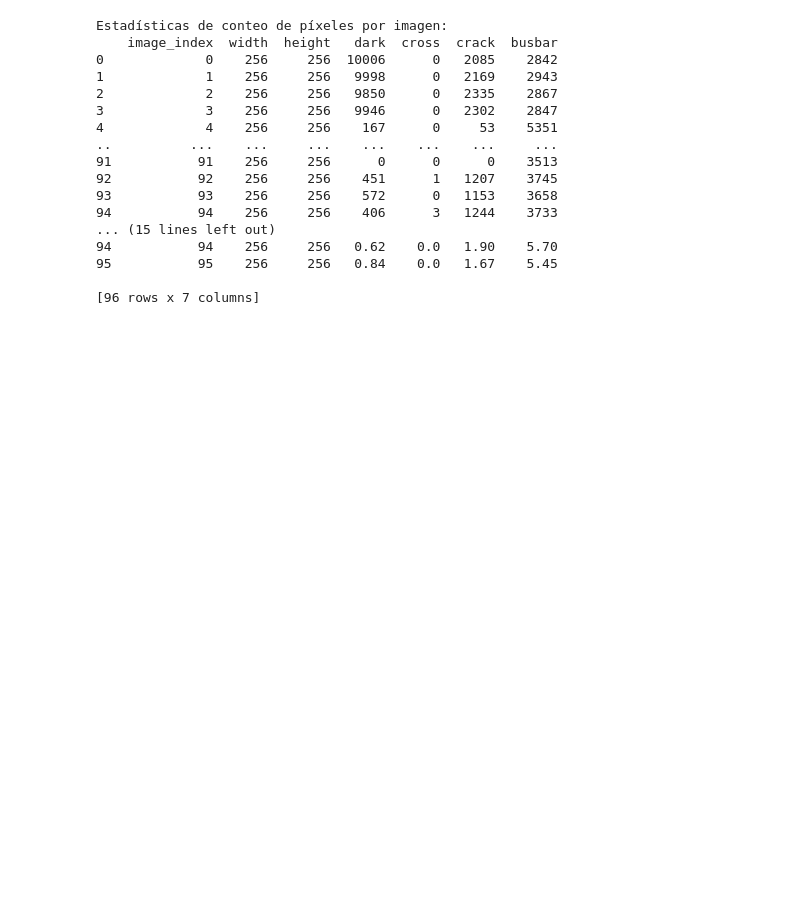
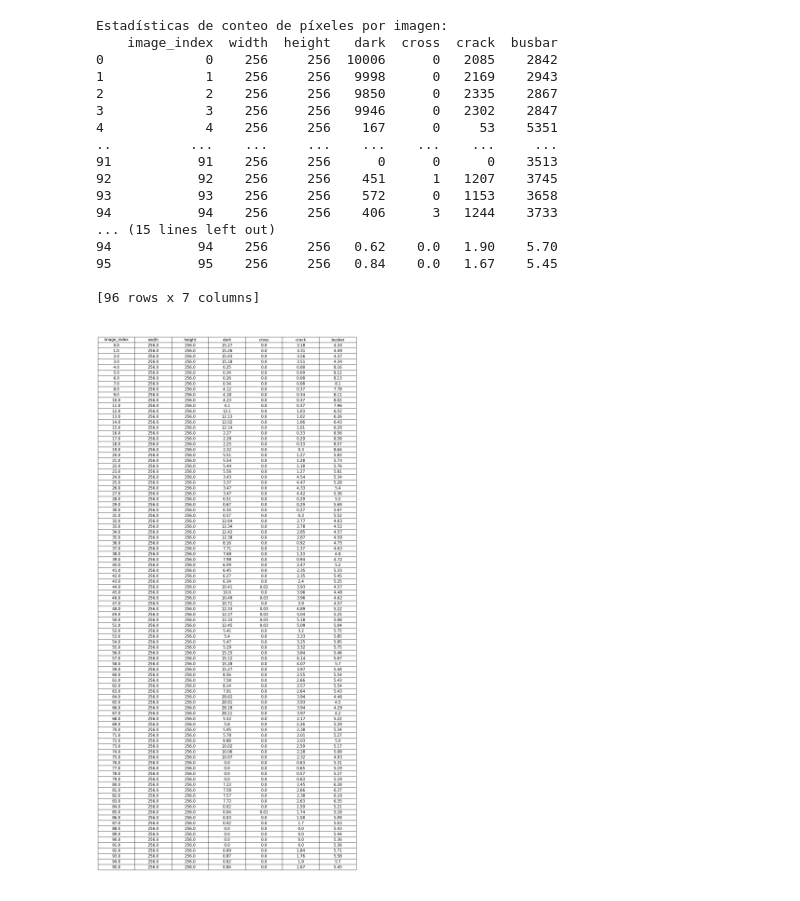
Before and after one commit to Franklingo13/PVDefectDetect, a Jupyter notebook: TestsPV-vision/EvaluacionModelo.ipynb, the cells around one changed output. Cells and saved outputs as stored; diff of their text form; code cells hidden in the pictures; blank space fills up the shorter version.

```diff
--- a/TestsPV-vision/EvaluacionModelo.ipynb
+++ b/TestsPV-vision/EvaluacionModelo.ipynb
@@ -829,24 +831,31 @@ Estadísticas de conteo de píxeles por imagen:
 
 [96 rows x 7 columns]
 # %%
-def display_table(df, title):
+def display_table(df, title, save_path=None):
     """
-    Muestra una tabla en pantalla usando matplotlib.
+    Muestra una tabla en pantalla usando matplotlib y opcionalmente la guarda como imagen.
 
     Args:
         df (pd.DataFrame): DataFrame con las estadísticas a mostrar.
         title (str): Título de la tabla.
+        save_path (str, optional): Ruta del archivo donde se guardará la imagen. Si es None, solo muestra la tabla.
     """
-    fig, ax = plt.subplots(figsize=(12, len(df) * 0.4 + 1))  # Ajustar el tamaño de la figura según la cantidad de filas
+    fig, ax = plt.subplots(figsize=(14, len(df) * 0.4 + 1))  # Ajustar el tamaño de la figura según la cantidad de filas
     ax.axis('tight')
     ax.axis('off')
     table = ax.table(cellText=df.values, colLabels=df.columns, cellLoc='center', loc='center')
     table.auto_set_font_size(False)
-    table.set_fontsize(10)
-    table.scale(1.2, 1.2)  # Ajusta la escala de la tabla
-    ax.set_title(title, fontsize=14, fontweight='bold')
-    plt.show()
+    table.set_fontsize(15)
+    table.scale(1.3, 1.8)  # Ajusta la escala de la tabla
+    #ax.set_title(title, fontsize=18, fontweight='bold')
+
+    if save_path:
+        plt.savefig(save_path)
+    else:
+        plt.show()
 
 # Visualizar las tablas
-display_table(image_statistics, "Estadísticas de Conteo de Píxeles por Imagen")
+#display_table(image_statistics, "Estadísticas de Conteo de Píxeles por Imagen")
 display_table(area_statistics, "Estadísticas de Porcentaje de Área por Imagen")
+# %% [output]
+[figure, added]
```
Also changed, not shown: parts of 5 cells of this notebook, 1 other file.
